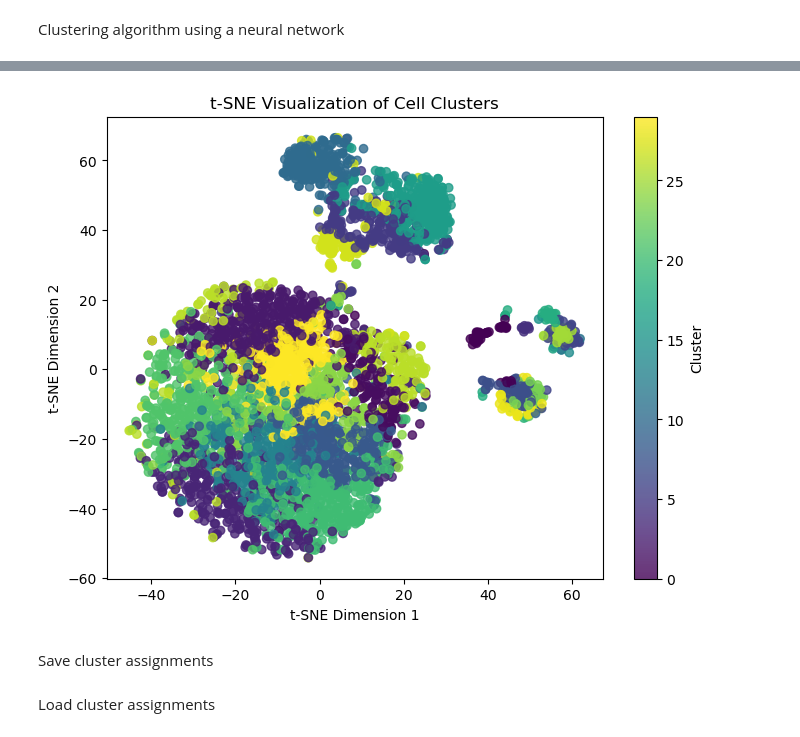
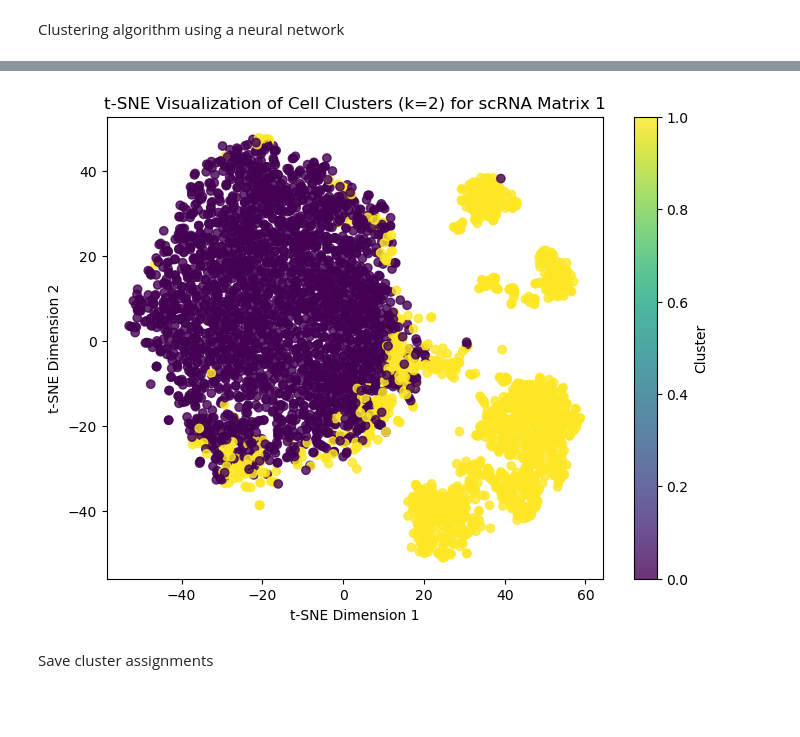
Before and after one commit to Neko-23/scRNA_Compression, a Jupyter notebook: neural.ipynb, the cells around one changed output, grey strips where cells are left out. Saved outputs shown, nothing was run; the diff lists cells and outputs as text; code cells hidden in the pictures; blank space fills up the shorter version.

```diff
--- a/neural.ipynb
+++ b/neural.ipynb
@@ -5,11 +5,11 @@ from scipy.io import mmread
 from scipy.sparse import save_npz
 import numpy as np
 
-path = 'data/sample1/GSE294399_WBC_020823_matrix.mtx/matrix.mtx'
+sample = 1
+path = 'data/sample'+str(sample)+'/matrix.mtx'
 sparse_matrix = mmread(path)
-csr = sparse_matrix.tocsr()
-#save_npz("data/sample1/csc.npz", csc_matrix)
-np.savez("data/sample1/matrix.csr", data=csr.data, indices=csr.indices, indptr=csr.indptr, shape=csr.shape)
+X = sparse_matrix.toarray()
+X = X.transpose()
 # %% [markdown]
 Clustering algorithm using a neural network
 # %%
@@ -23,10 +23,6 @@ from keras.layers import Input, Dense, Layer
 from keras.models import Model
 from keras import backend as K
 
-# Load data
-data = pd.read_csv('matrix.csv', index_col=0)
-X = data.values
-
 # Preprocessing
 X = np.log1p(X)
 scaler = MinMaxScaler()
@@ -34,7 +30,7 @@ X_scaled = scaler.fit_transform(X)
 
 input_dim = X_scaled.shape[1]
 encoding_dim = 32  # Latent space dimension
-n_clusters = 30     # Adjust based on your data
+n_clusters = 2     # Adjust based on your data
 
 # Step 1: Pretrain Autoencoder
 input_layer = Input(shape=(input_dim,))
@@ -91,6 +87,7 @@ def target_distribution(q):
 # Train with target distribution
 max_iter = 20
 for epoch in range(max_iter):
+    print('epoch '+str(epoch))
     q = clustering_model.predict(X_scaled, verbose=0)
     p = target_distribution(q)
     clustering_model.fit(X_scaled, p, epochs=1, batch_size=32, verbose=0)
@@ -143,17 +140,22 @@ Epoch 100/100
 # %%
+import os
+prefix_path = 'compressed/neural/sample'+str(sample)+'/k'+str(n_clusters)
+if not os.path.isdir(prefix_path):
+    os.mkdir(prefix_path)
+
 plt.figure(figsize=(8, 6))
 plt.scatter(
     X_tsne[:, 0], X_tsne[:, 1],
     c=cluster_labels, cmap='viridis', alpha=0.8
 )
-plt.title('t-SNE Visualization of Cell Clusters')
+plt.title('t-SNE Visualization of Cell Clusters (k='+str(n_clusters)+') for scRNA Matrix '+str(sample))
 plt.xlabel('t-SNE Dimension 1')
 plt.ylabel('t-SNE Dimension 2')
 plt.colorbar(label='Cluster')
-#plt.savefig('/home/neko/spring2025/scRNA_Compression/compressed/neural/clusters.png')
+plt.savefig(prefix_path+'/clusters.png')
 plt.show()
 # %% [output]
-[figure, old version]
+[figure, new version]
 # %% [markdown]
 Save cluster assignments
 # %%
@@ -164,4 +166,2 @@ filename = 'compressed/neural/cluster_labels.pkl'
 with open(filename, 'wb') as file:
     pickle.dump(cluster_labels, file)
-# %% [markdown]
-Load cluster assignments
```
Also changed, not shown: parts of 4 cells of this notebook, 1 other file.
